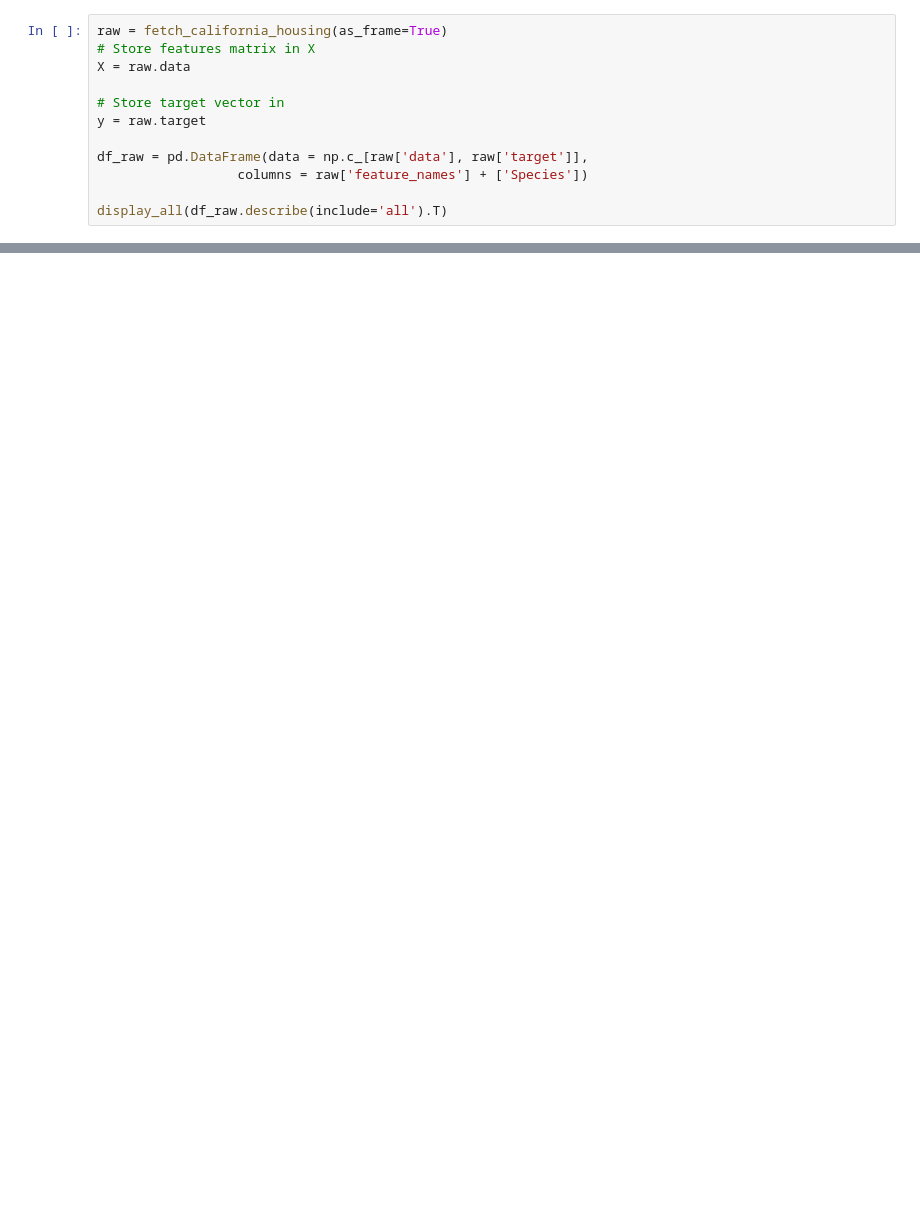
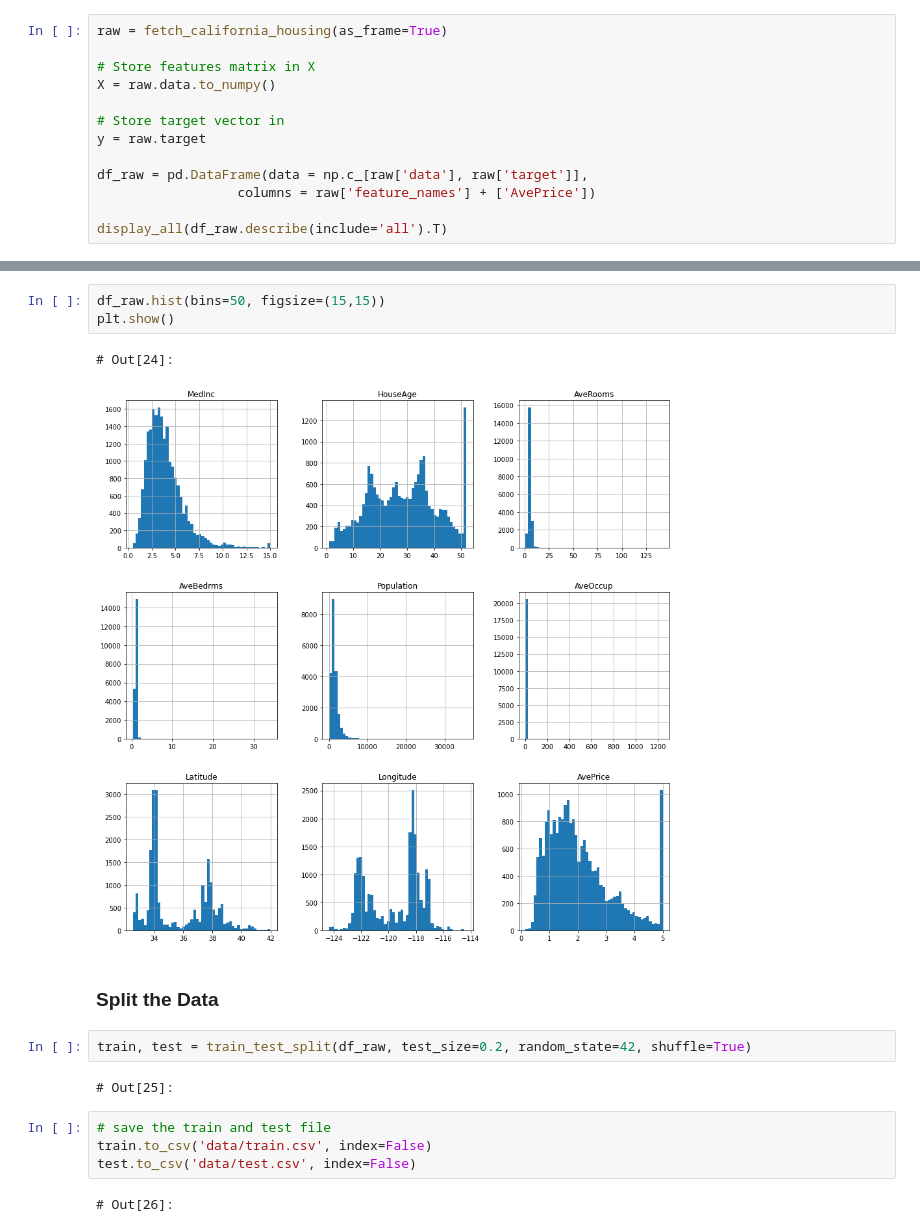
Before and after one commit to lsiksous/california, a Jupyter notebook: The_Data.ipynb, the cells around one changed output, grey strips where cells are left out. Cells and saved outputs as stored; diff of their text form; blank space fills up the shorter version.

```diff
--- a/The_Data.ipynb
+++ b/The_Data.ipynb
@@ -16,13 +63,14 @@ def display_all(df):
 # %%
 raw = fetch_california_housing(as_frame=True)
+
 # Store features matrix in X
-X = raw.data
+X = raw.data.to_numpy()
 
 # Store target vector in
 y = raw.target
 
 df_raw = pd.DataFrame(data = np.c_[raw['data'], raw['target']],
-                  columns = raw['feature_names'] + ['Species'])
+                  columns = raw['feature_names'] + ['AvePrice'])
 
 display_all(df_raw.describe(include='all').T)
 # %% [output]
@@ -38,0 +128,18 @@ display_all(df_raw.describe(include='all').T)
+# %%
+df_raw.hist(bins=50, figsize=(15,15))
+plt.show()
+# %% [output]
+# Out[24]:
+[figure, added]
+# %% [markdown]
+### Split the Data
+# %%
+train, test = train_test_split(df_raw, test_size=0.2, random_state=42, shuffle=True)
+# %% [output]
+# Out[25]:
+# %%
+# save the train and test file
+train.to_csv('data/train.csv', index=False)
+test.to_csv('data/test.csv', index=False)
+# %% [output]
+# Out[26]:
```
Also changed, not shown: parts of 20 cells of this notebook, 8 other files.
